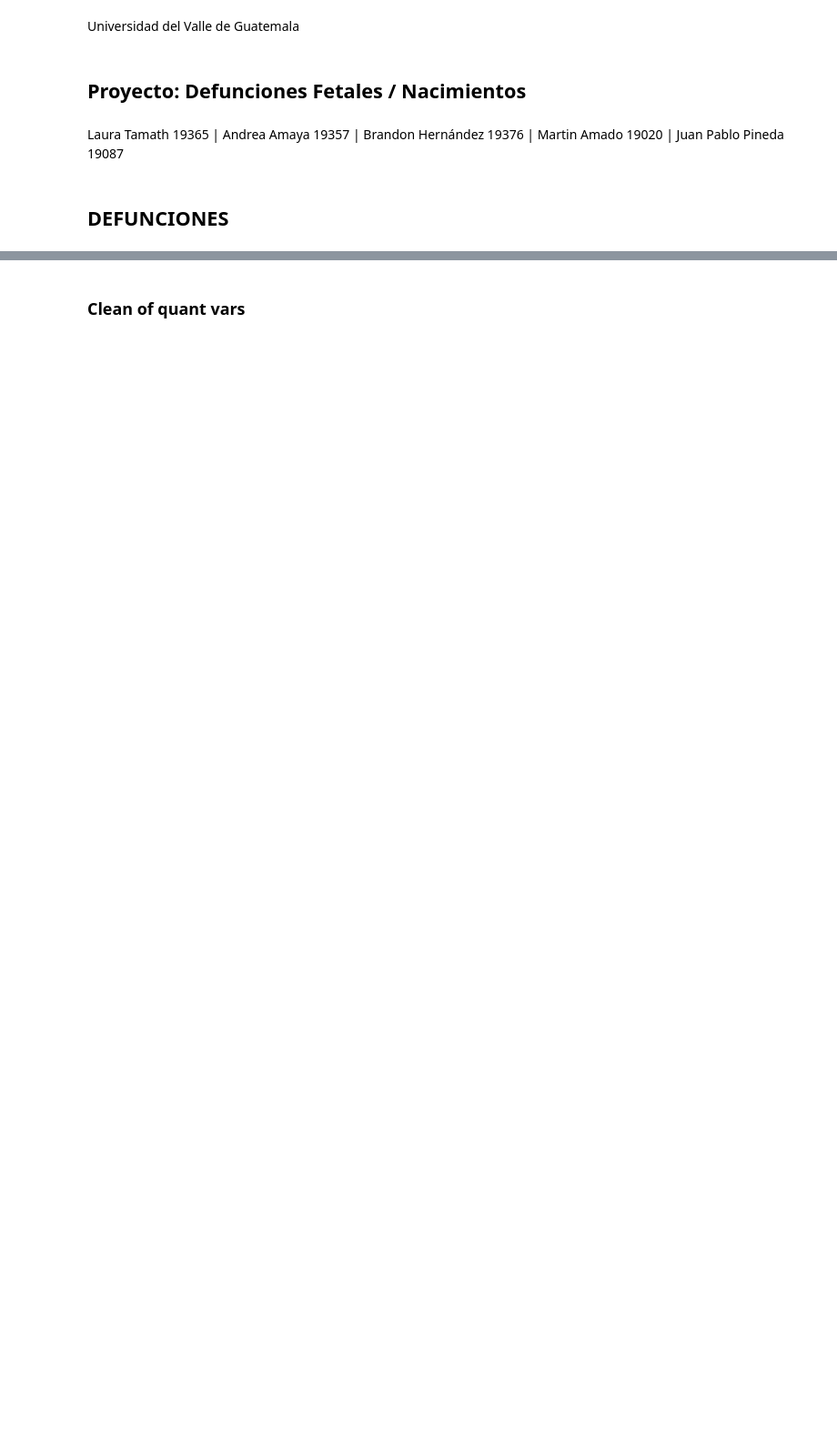
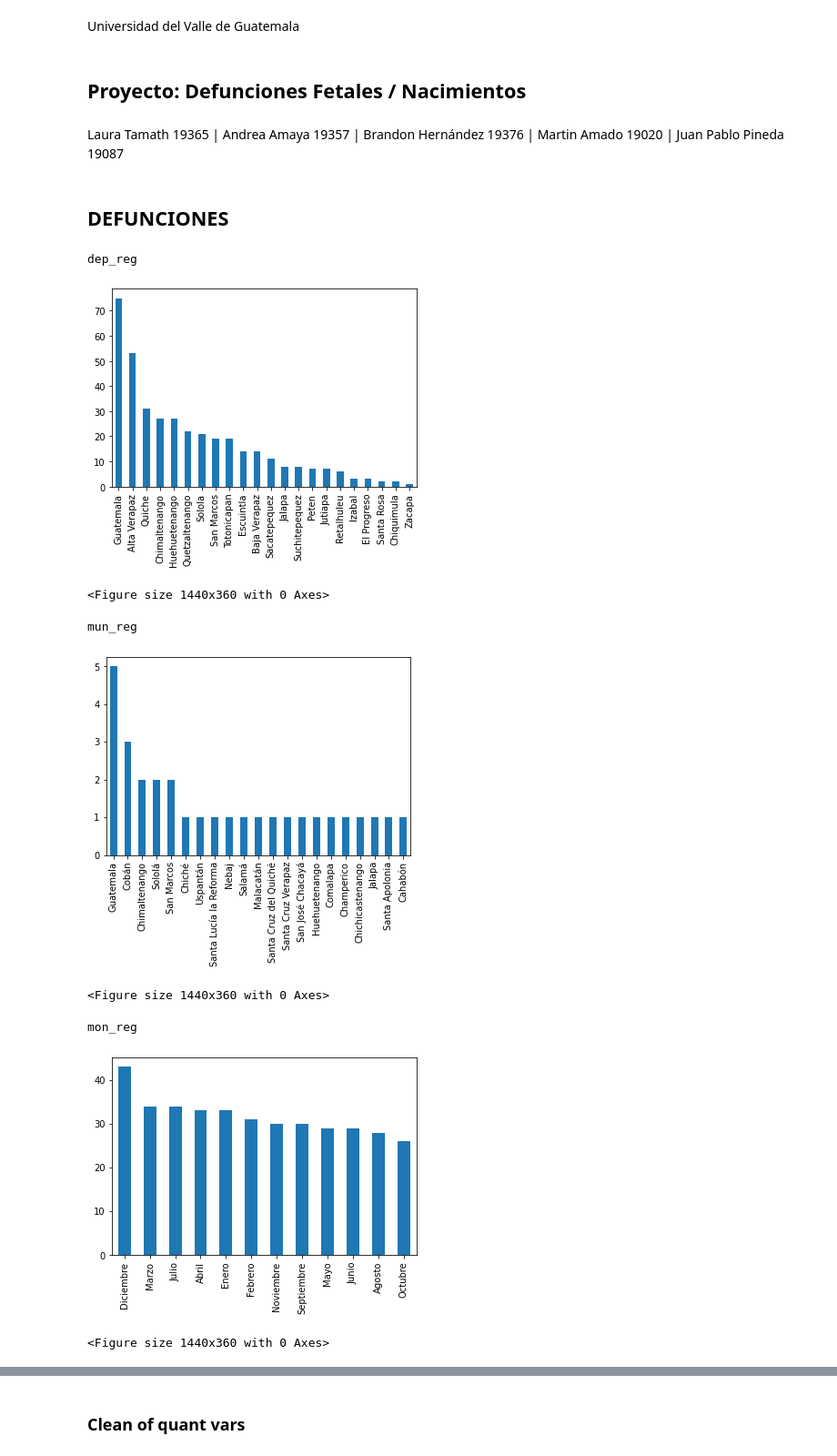
Before and after one commit to JuanPineda115/DataMining-P1, a Jupyter notebook: Group5.ipynb, the cells around one changed output, grey strips where cells are left out. Shown at 91% size. Saved outputs shown, nothing was run; the diff lists cells and outputs as text; code cells hidden in the pictures; blank space fills up the shorter version.

```diff
--- a/Group5.ipynb
+++ b/Group5.ipynb
@@ -132,15 +132,35 @@ temp = temp[~temp[response[0]].isin(to_remove)]
 temp = temp.replace(['Ninguno', 'Básico', 'Oficios domésticos no remunerado','Casado','Soltero','Centro de salud','Hospital privado','Hospital público','Seguro social'], ['Ninguna', 'Básica','Oficios domésticos no remunerados','Casada','Soltera','Centro de Salud','Hospital Privado','Hospital Público','Seguro Social'])
 temp = temp[~temp[response[1]].isin(to_remove)]
 temp = temp[~temp[response[2]].isin(to_remove)]
+# %%
+temp = temp[~temp['area_geog'].isin(to_remove)]
+temp = temp[~temp['sex_death'].isin(to_remove)]
+temp = temp[~temp['mom_country_res'].isin(to_remove)]
+temp = temp[~temp['mom_country_res'].isin(to_remove)]
+temp = temp.replace(['Eutocio', 'Distocio', 'Unido'], ['Eutócico', 'Distócico', 'Unida'])
 # %%
 data = temp.sample(n=380, random_state=1)
 # %%
 for var in qual_vars:
-    if (var == "mun_occu" or var =="mun_reg"):
-        data.sort_values(by=["mun_occu", "mun_reg"], ascending=False)
+
+    if (var == "mun_occu" or var =="mun_reg" or var == 'mom_mun_resi'):
+        data.sort_values(by=var, ascending=False)
         data[var].head(30).value_counts().plot(kind='bar')
+    elif (var == 'cause_death'):
+        data.sort_values(by=var, ascending=False)
+        data[var].head(10).value_counts().plot(kind='bar')
     else:
         data[var].value_counts().plot(kind='bar')
     plt.figure(figsize=(20,5))
     print('\n'+ var)
     plt.show()
+# %% [output]
+dep_reg
+[figure, added]
+<Figure size 1440x360 with 0 Axes>
+mun_reg
+[figure, added]
+<Figure size 1440x360 with 0 Axes>
+mon_reg
+[figure, added]
+<Figure size 1440x360 with 0 Axes>
```
Also changed, not shown: parts of 43 cells of this notebook.
